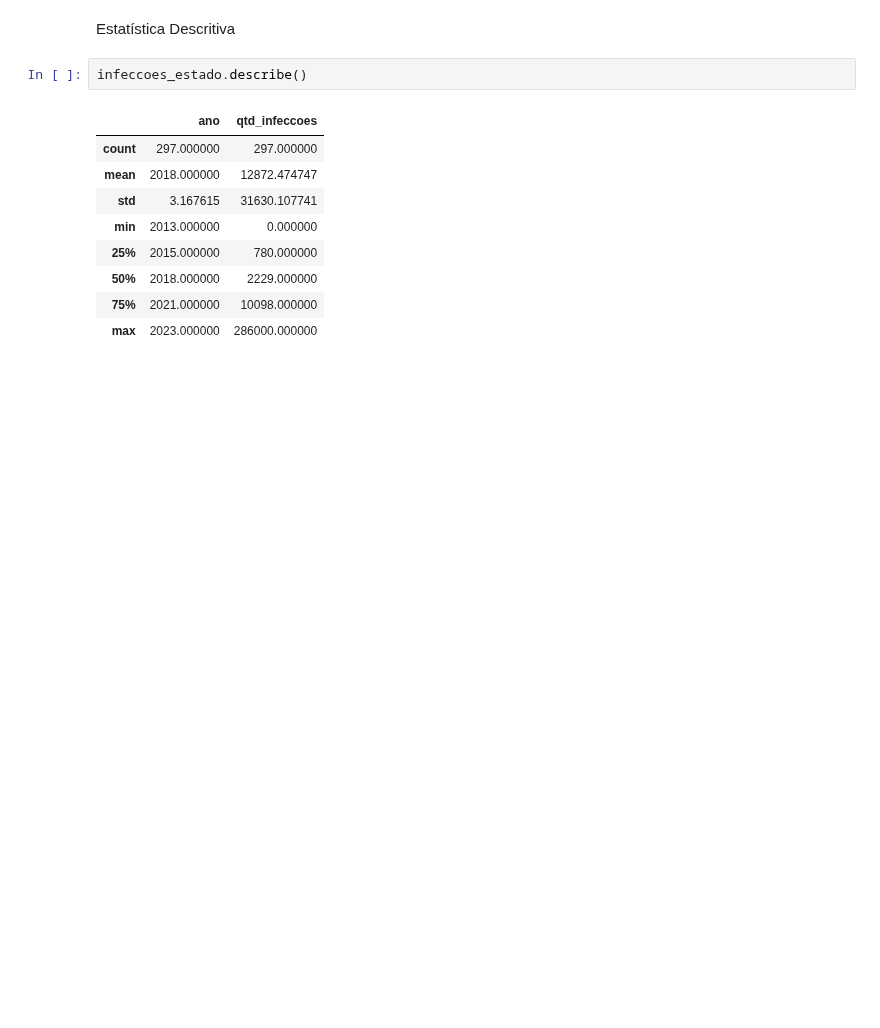
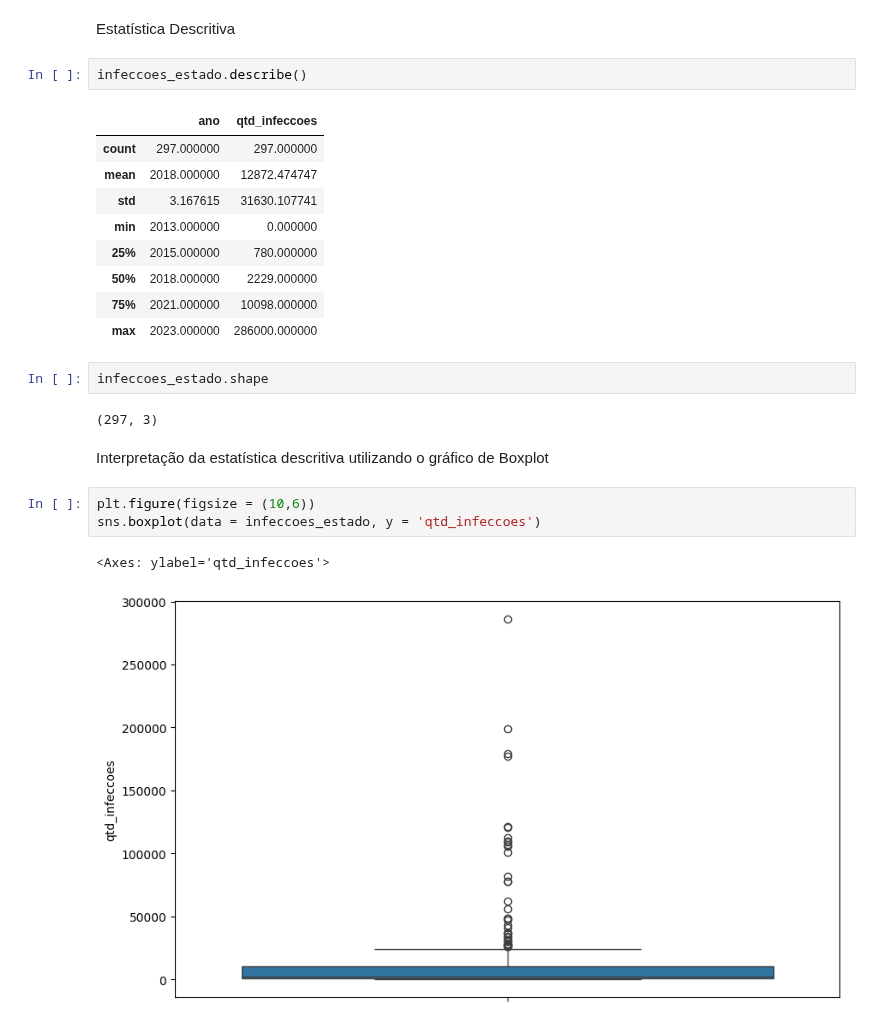
Before and after one commit to sahbrynna/fiap-pos-tech-data-analytics, a Jupyter notebook: Dengue_Brasil.ipynb, the cells around one changed output. Drawn from its saved outputs; the diff is of its cells as text; blank space fills up the shorter version.

```diff
--- a/Dengue_Brasil.ipynb
+++ b/Dengue_Brasil.ipynb
@@ -238,3 +238,15 @@ infeccoes_estado.describe()
 | 50% | 2018.000000 | 2229.000000 |
 | 75% | 2021.000000 | 10098.000000 |
 | max | 2023.000000 | 286000.000000 |
+# %%
+infeccoes_estado.shape
+# %% [output]
+(297, 3)
+# %% [markdown]
+Interpretação da estatística descritiva utilizando o gráfico de Boxplot
+# %%
+plt.figure(figsize = (10,6))
+sns.boxplot(data = infeccoes_estado, y = 'qtd_infeccoes')
+# %% [output]
+<Axes: ylabel='qtd_infeccoes'>
+[figure, added]
```
Also changed, not shown: parts of 16 cells of this notebook.
